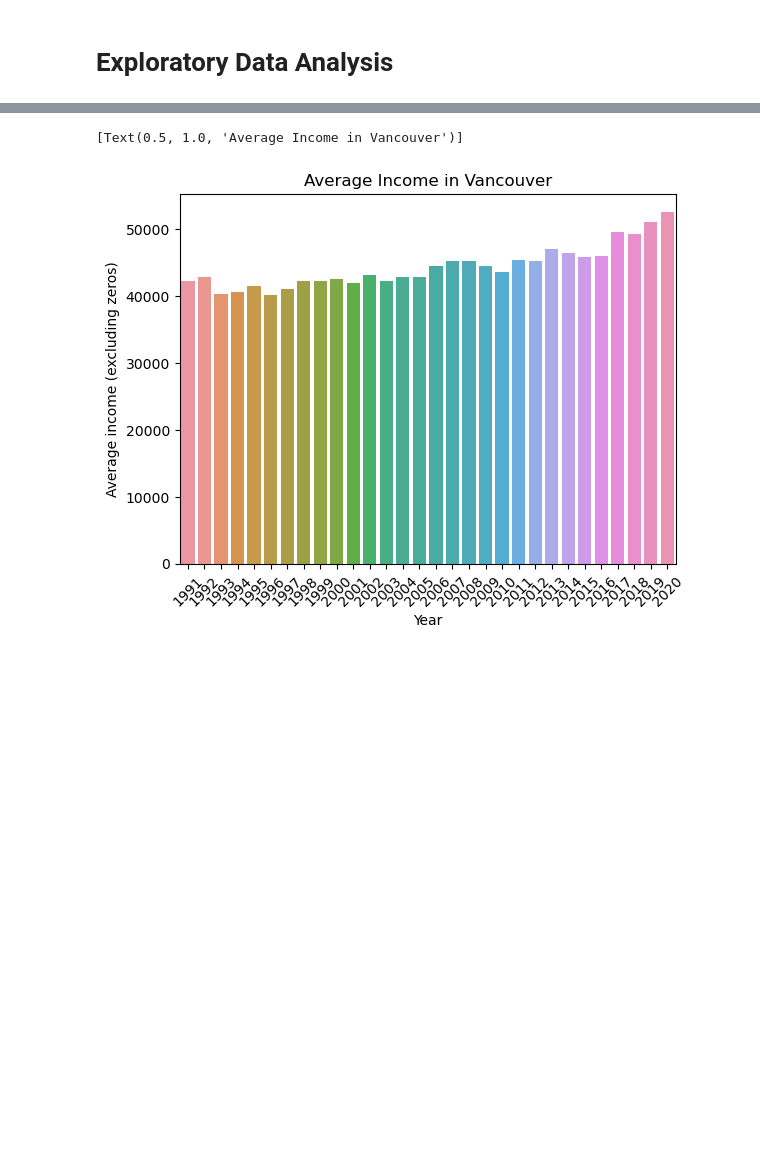
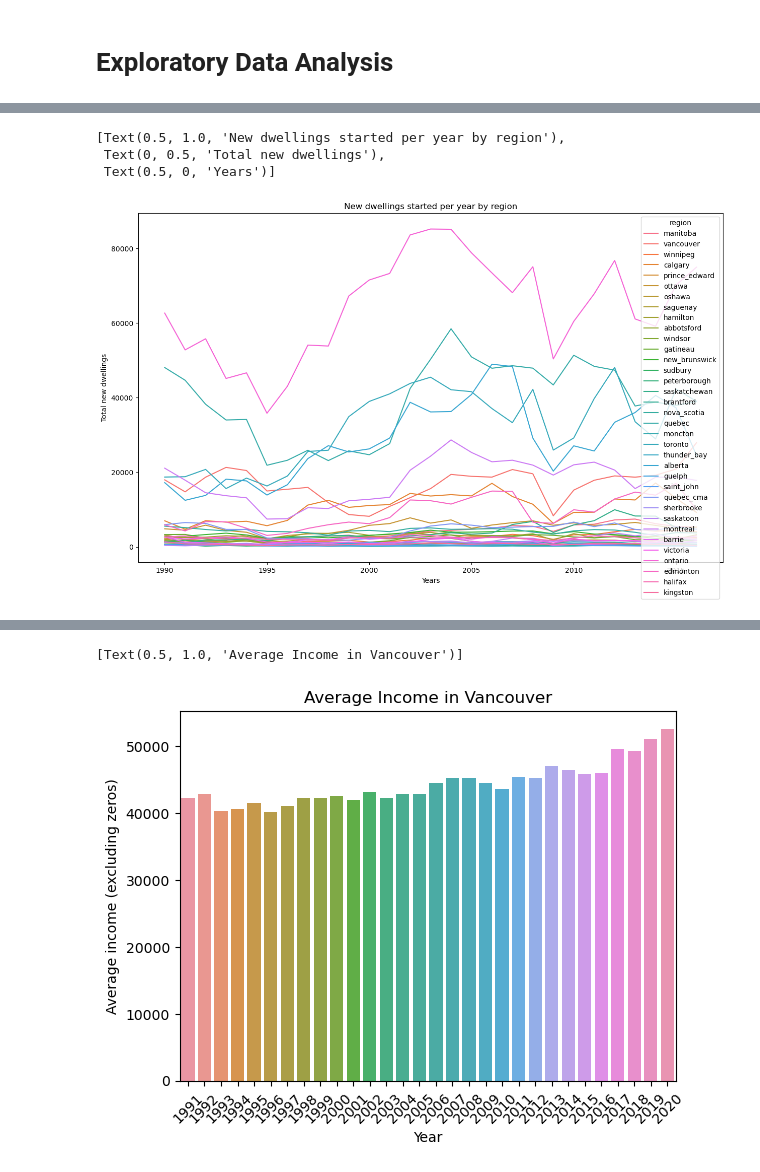
Before and after one commit to ubco-W2022T1-cosc301/group13, a Jupyter notebook: notebooks/analysis1.ipynb, the cells around one changed output, grey strips where cells are left out. Cells and saved outputs as stored; diff of their text form; code cells hidden in the pictures; blank space fills up the shorter version.

```diff
--- a/notebooks/analysis1.ipynb
+++ b/notebooks/analysis1.ipynb
@@ -97,0 +69,8 @@ HPI (Home Price Index) is a tool that's used to analyse the price levels and tre
+# %%
+plt.figure(figsize=(15, 9))
+sns.lineplot(data=dataset, x="year", y="total_dwelling", hue="region").set(title="New dwellings started per year by region", ylabel="Total new dwellings", xlabel="Years")
+# %% [output]
+[Text(0.5, 1.0, 'New dwellings started per year by region'),
+ Text(0, 0.5, 'Total new dwellings'),
+ Text(0.5, 0, 'Years')]
+[figure, added]
```
Also changed, not shown: parts of 27 cells of this notebook, 1 other file.
